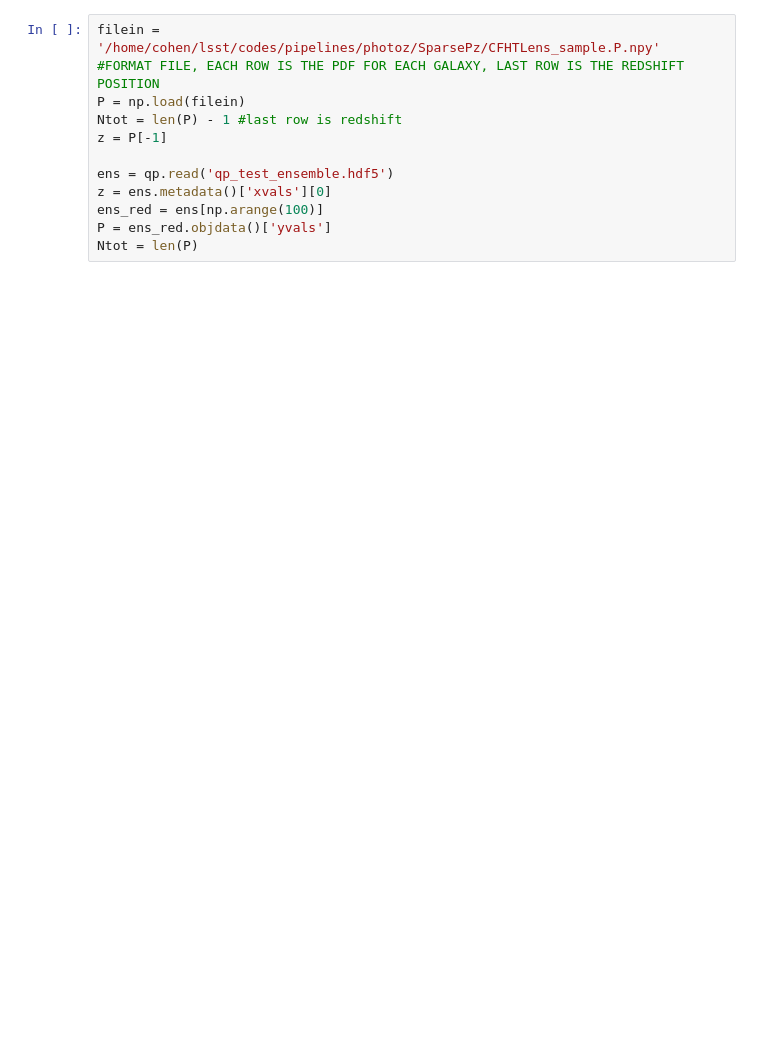
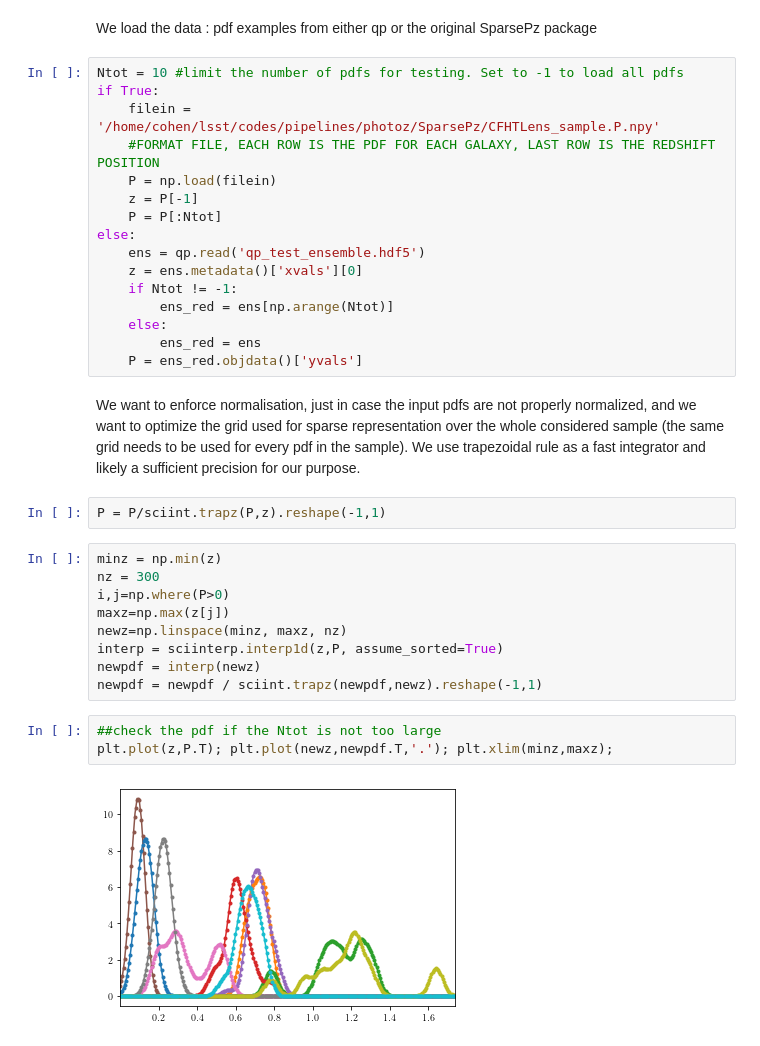
Before and after one commit to aimalz/qp, a Jupyter notebook: docs/notebooks/Sparse Voigt representation Demo from SparsePz.ipynb, the cells around one changed output. Cells and saved outputs as stored; diff of their text form; blank space fills up the shorter version.

```diff
--- a/docs/notebooks/Sparse Voigt representation Demo from SparsePz.ipynb
+++ b/docs/notebooks/Sparse Voigt representation Demo from SparsePz.ipynb
@@ -245,13 +13,37 @@ else:
+# %% [markdown]
+We load the data : pdf examples from either qp or the original SparsePz package
 # %%
-filein = '/home/cohen/lsst/codes/pipelines/photoz/SparsePz/CFHTLens_sample.P.npy'
-#FORMAT FILE, EACH ROW IS THE PDF FOR EACH GALAXY, LAST ROW IS THE REDSHIFT POSITION
-P = np.load(filein)
-Ntot = len(P) - 1 #last row is redshift
-z = P[-1]
-
-ens = qp.read('qp_test_ensemble.hdf5')
-z = ens.metadata()['xvals'][0]
-ens_red = ens[np.arange(100)]
-P = ens_red.objdata()['yvals']
-Ntot = len(P)
+Ntot = 10 #limit the number of pdfs for testing. Set to -1 to load all pdfs
+if True:
+    filein = '/home/cohen/lsst/codes/pipelines/photoz/SparsePz/CFHTLens_sample.P.npy'
+    #FORMAT FILE, EACH ROW IS THE PDF FOR EACH GALAXY, LAST ROW IS THE REDSHIFT POSITION
+    P = np.load(filein)
+    z = P[-1]
+    P = P[:Ntot]
+else:
+    ens = qp.read('qp_test_ensemble.hdf5')
+    z = ens.metadata()['xvals'][0]
+    if Ntot != -1:
+        ens_red = ens[np.arange(Ntot)]
+    else:
+        ens_red = ens
+    P = ens_red.objdata()['yvals']
+# %% [markdown]
+We want to enforce normalisation, just in case the input pdfs are not properly normalized, and we want to optimize the grid used for sparse representation over the whole considered sample (the same grid needs to be used for every pdf in the sample). We use trapezoidal rule as a fast integrator and likely a sufficient precision for our purpose.
+# %%
+P = P/sciint.trapz(P,z).reshape(-1,1)
+# %%
+minz = np.min(z)
+nz = 300
+i,j=np.where(P>0)
+maxz=np.max(z[j])
+newz=np.linspace(minz, maxz, nz)
+interp = sciinterp.interp1d(z,P, assume_sorted=True)
+newpdf = interp(newz)
+newpdf = newpdf / sciint.trapz(newpdf,newz).reshape(-1,1)
+# %%
+##check the pdf if the Ntot is not too large
+plt.plot(z,P.T); plt.plot(newz,newpdf.T,'.'); plt.xlim(minz,maxz);
+# %% [output]
+[figure, added]
 # %%
```
Also changed, not shown: parts of 15 cells of this notebook.
